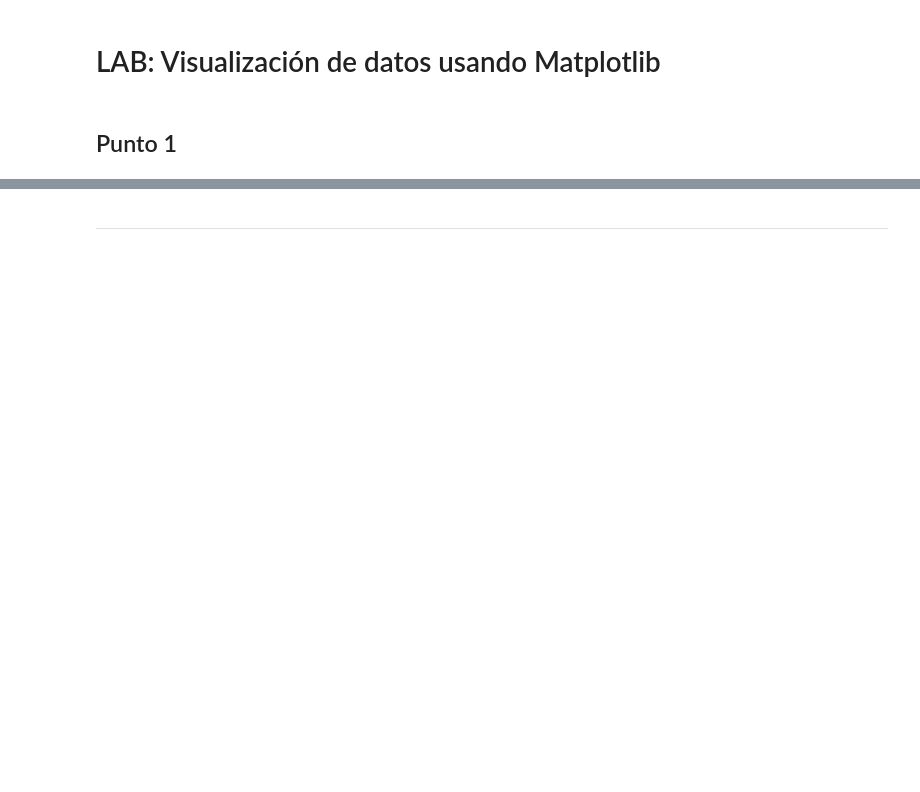
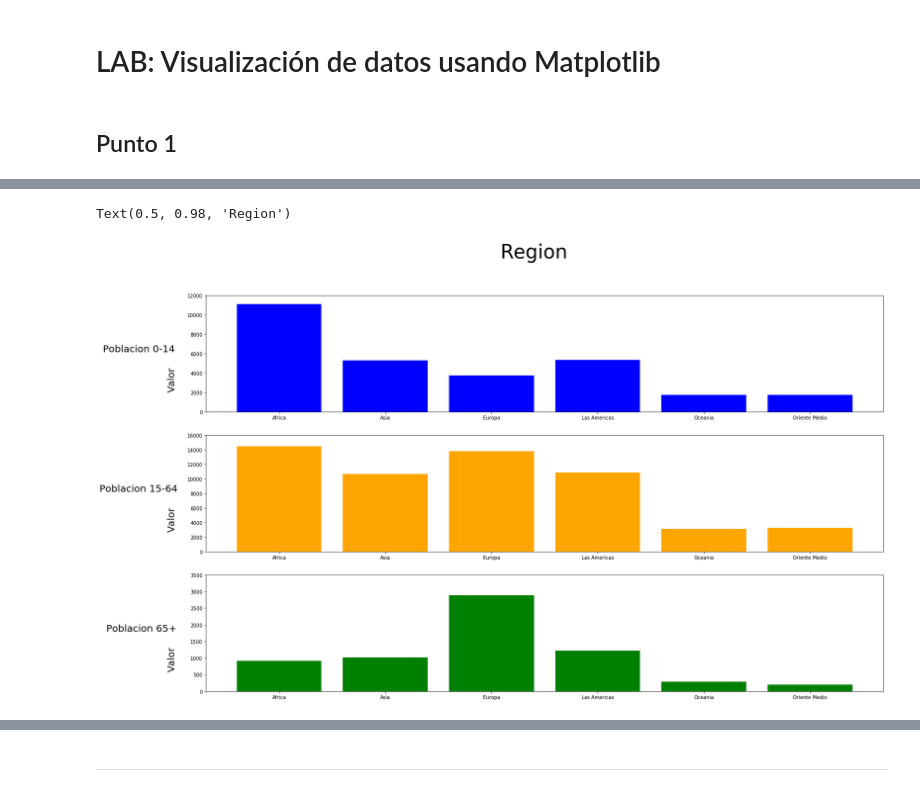
Before and after one commit to cda-2019-01/lab-visualizacion-matplotlib-forgedk, a Jupyter notebook: visualizacion-de-datos-usando-matplotlib.ipynb, the cells around one changed output, grey strips where cells are left out. Saved outputs shown, nothing was run; the diff lists cells and outputs as text; code cells hidden in the pictures; blank space fills up the shorter version.

```diff
--- a/visualizacion-de-datos-usando-matplotlib.ipynb
+++ b/visualizacion-de-datos-usando-matplotlib.ipynb
@@ -58,6 +87,40 @@ Construya una gráfica similar a la siguiente usando el archivo `indicadores-mun
 Construya una gráfica similar a la siguiente usando el archivo `indicadores-mundiales.csv`. Se grafica la suma del porcetaje de la población por regiones.
 
 ![act3](images/suma-pob-region-edades-4.png)
+# %%
+DataFrameGrap = DataFramePoblacionSumaPorcentaje.copy()
+DataFrameGrap14 = DataFrameGrap[['Poblacion 0-14']]
+DataFrameGrap64 = DataFrameGrap[['Poblacion 15-64']]
+DataFrameGrap65 = DataFrameGrap[['Poblacion 65+']]
+
+indices = (DataFrameGrap.index.values)
+contador = 0
+my_colors = ['blue','orange','green']
+fig, axs = plt.subplots(3, 1, figsize=(25, 15), sharey=True)
+
+
+def PlotGrafica(DataFrame,Indice,Posicion,Setcolor,yInferior,ySuperior):
+    DataFrameGraficar=DataFrame.reset_index()
+    data = pd.Series.to_dict(DataFrameGraficar[Indice])
+    dataRegion = pd.Series.to_dict(DataFrameGraficar['Region'])
+    names = list(dataRegion.values())
+    values = list(data.values())
+    ax1 = plt.subplot(Posicion)
+    ax1.bar(names, values,color=Setcolor)
+    ax1.set_xticklabels(names,rotation='horizontal')
+    ax1.set_ylabel(ylabel=Indice,fontsize=20,rotation='horizontal',labelpad =100)
+    ax1.set_ylim([yInferior, ySuperior])
+    ax1.set_title('Valor',rotation='vertical',fontsize=20,x=-0.05, y=0.3)
+PlotGrafica(DataFrameGrap14,'Poblacion 0-14',311,'Blue',0,12000)
+PlotGrafica(DataFrameGrap64,'Poblacion 15-64',312,'Orange',0,16000)
+PlotGrafica(DataFrameGrap65,'Poblacion 65+',313,'Green',0,3500)
+
+
+
+fig.suptitle('Region', fontsize=40)
+# %% [output]
+Text(0.5, 0.98, 'Region')
+[figure, added]
 # %% [markdown]
 ## Punto 4
 
```
Also changed, not shown: parts of 3 cells of this notebook.
